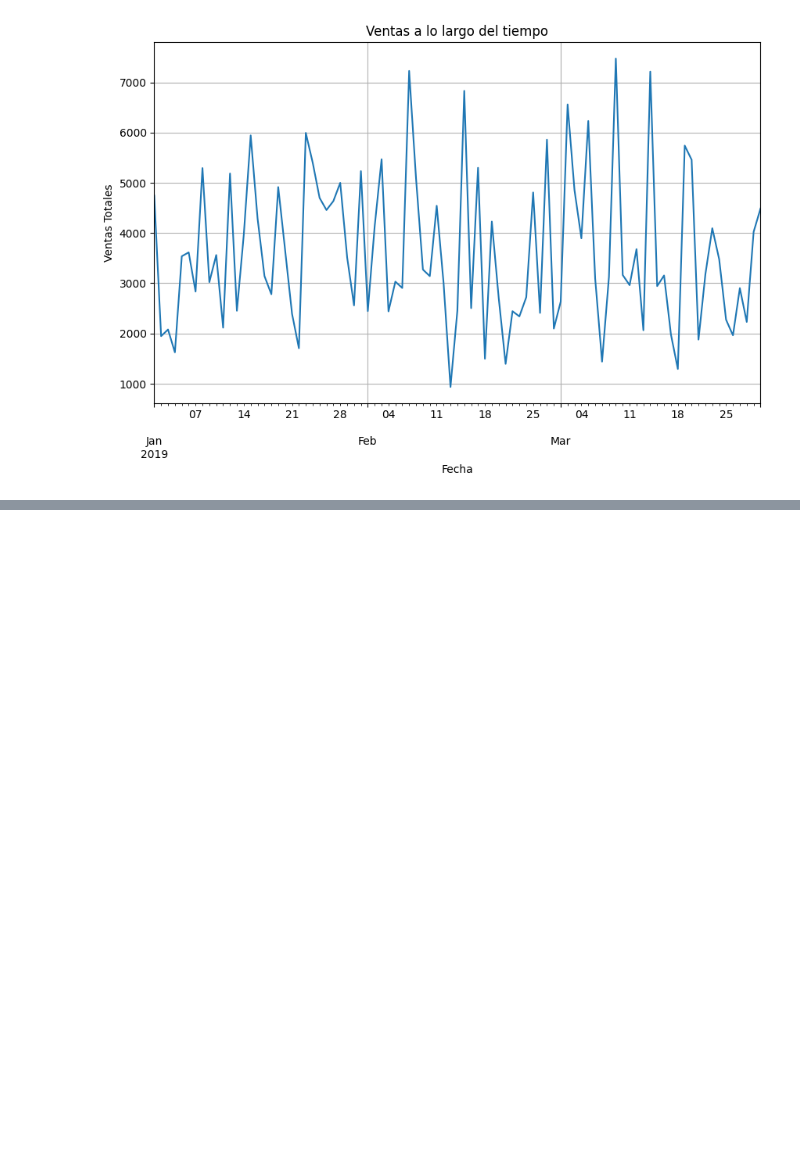
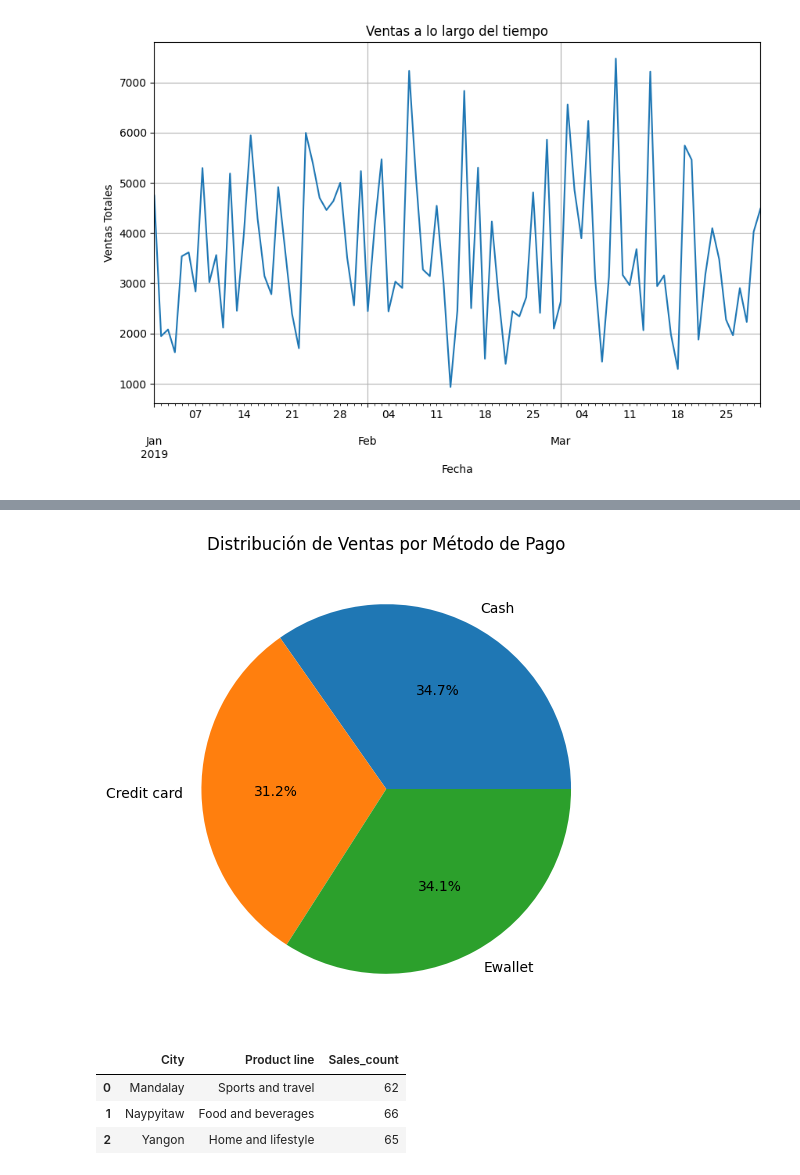
Before and after one commit to AaronE08/SupermarketAnalisis, a Jupyter notebook: supermarket.ipynb, the cells around one changed output, grey strips where cells are left out. Saved outputs shown, nothing was run; the diff lists cells and outputs as text; code cells hidden in the pictures; blank space fills up the shorter version.

```diff
--- a/supermarket.ipynb
+++ b/supermarket.ipynb
@@ -190,0 +186,20 @@ Name: Total, dtype: float64
+# %%
+payment_method_segmentation=df.groupby('Payment')['Total'].sum()
+payment_method_segmentation
+
+payment_method_segmentation.plot(kind='pie', autopct='%1.1f%%', figsize=(6,6))
+plt.title('Distribución de Ventas por Método de Pago')
+plt.ylabel('')
+plt.show()
+# %% [output]
+[figure, added]
+# %%
+Sales_count=df.groupby(["City","Product line",]).size().reset_index(name="Sales_count")
+
+most_sold_product=Sales_count.sort_values(by="Sales_count",ascending=False).groupby("City").first().reset_index()
+most_sold_product
+# %% [output]
+|  | City | Product line | Sales_count |
+| 0 | Mandalay | Sports and travel | 62 |
+| 1 | Naypyitaw | Food and beverages | 66 |
+| 2 | Yangon | Home and lifestyle | 65 |
```
Also changed, not shown: parts of 20 cells of this notebook.
